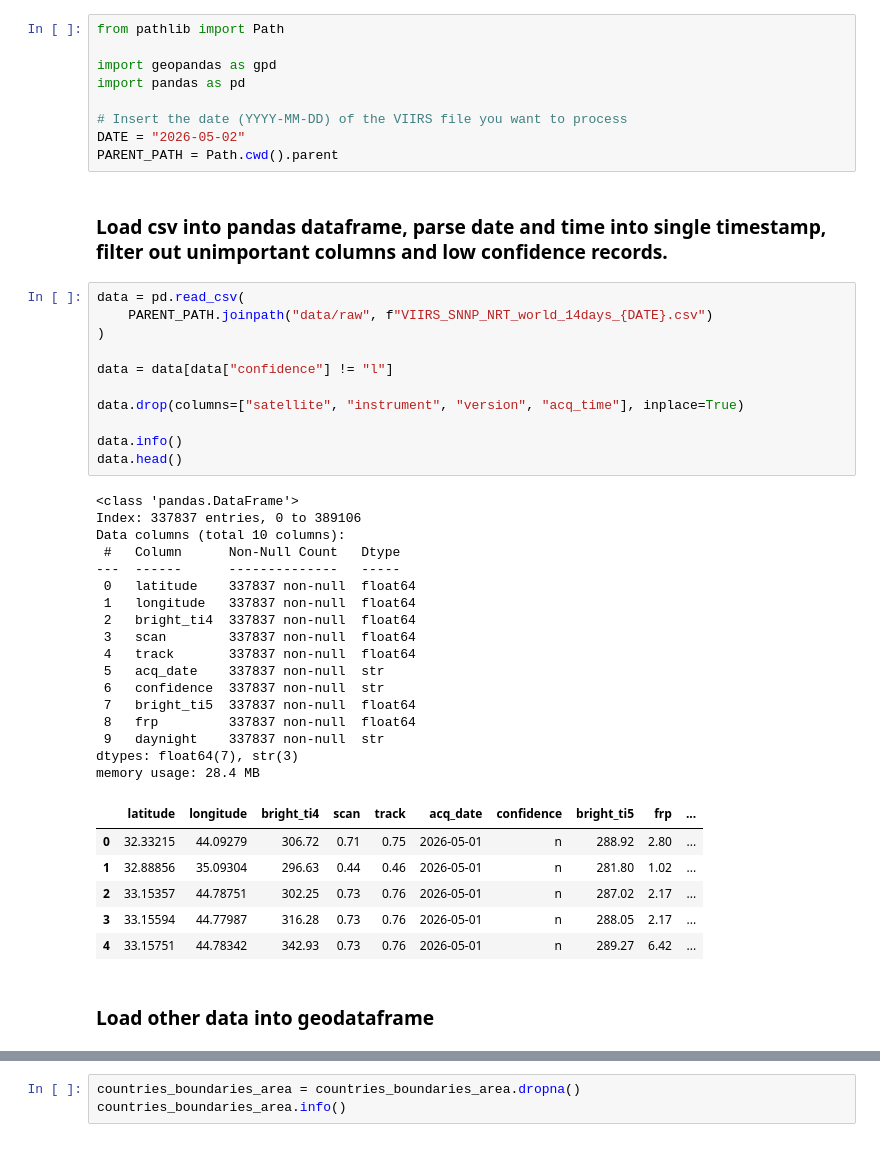
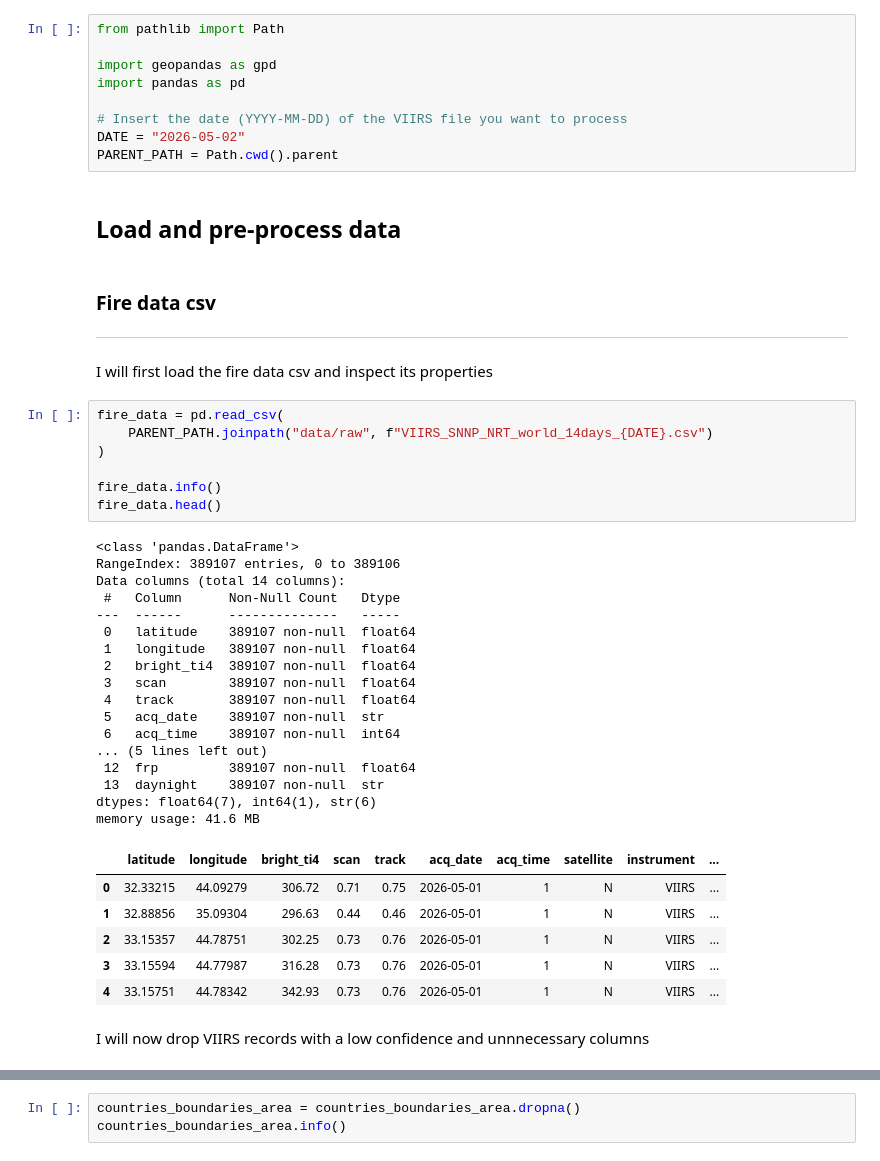
Before and after one commit to 5North/sds210-project, a Jupyter notebook: notebooks/data_processing.ipynb, the cells around one changed output, grey strips where cells are left out. Cells and saved outputs as stored; diff of their text form.

```diff
--- a/notebooks/data_processing.ipynb
+++ b/notebooks/data_processing.ipynb
@@ -7,42 +7,42 @@ import pandas as pd
 # Insert the date (YYYY-MM-DD) of the VIIRS file you want to process
 DATE = "2026-05-02"
 PARENT_PATH = Path.cwd().parent
+# %% [markdown]
+## Load and pre-process data
 # %% [markdown]
-### Load csv into pandas dataframe, parse date and time into single timestamp, filter out unimportant columns and low confidence records.
+### Fire data csv
+---
+I will first load the fire data csv and inspect its properties
-# %%
-data = pd.read_csv(
-    PARENT_PATH.joinpath("data/raw", f"VIIRS_SNNP_NRT_world_14days_{DATE}.csv")
-)
-
-data = data[data["confidence"] != "l"]
-
-data.drop(columns=["satellite", "instrument", "version", "acq_time"], inplace=True)
-
-data.info()
-data.head()
-# %% [output]
-<class 'pandas.DataFrame'>
-Index: 337837 entries, 0 to 389106
-Data columns (total 10 columns):
- #   Column      Non-Null Count   Dtype
----  ------      --------------   -----
- 0   latitude    337837 non-null  float64
- 1   longitude   337837 non-null  float64
- 2   bright_ti4  337837 non-null  float64
- 3   scan        337837 non-null  float64
- 4   track       337837 non-null  float64
- 5   acq_date    337837 non-null  str
- 6   confidence  337837 non-null  str
- 7   bright_ti5  337837 non-null  float64
- 8   frp         337837 non-null  float64
- 9   daynight    337837 non-null  str
-dtypes: float64(7), str(3)
-memory usage: 28.4 MB
-|  | latitude | longitude | bright_ti4 | scan | track | acq_date | confidence | bright_ti5 | frp | ... |
-| 0 | 32.33215 | 44.09279 | 306.72 | 0.71 | 0.75 | 2026-05-01 | n | 288.92 | 2.80 | ... |
-| 1 | 32.88856 | 35.09304 | 296.63 | 0.44 | 0.46 | 2026-05-01 | n | 281.80 | 1.02 | ... |
-| 2 | 33.15357 | 44.78751 | 302.25 | 0.73 | 0.76 | 2026-05-01 | n | 287.02 | 2.17 | ... |
-| 3 | 33.15594 | 44.77987 | 316.28 | 0.73 | 0.76 | 2026-05-01 | n | 288.05 | 2.17 | ... |
-| 4 | 33.15751 | 44.78342 | 342.93 | 0.73 | 0.76 | 2026-05-01 | n | 289.27 | 6.42 | ... |
-# %% [markdown]
-### Load other data into geodataframe
+# %%
+fire_data = pd.read_csv(
+    PARENT_PATH.joinpath("data/raw", f"VIIRS_SNNP_NRT_world_14days_{DATE}.csv")
+)
+
+fire_data.info()
+fire_data.head()
+# %% [output]
+<class 'pandas.DataFrame'>
+RangeIndex: 389107 entries, 0 to 389106
+Data columns (total 14 columns):
+ #   Column      Non-Null Count   Dtype
+---  ------      --------------   -----
+ 0   latitude    389107 non-null  float64
+ 1   longitude   389107 non-null  float64
+ 2   bright_ti4  389107 non-null  float64
+ 3   scan        389107 non-null  float64
+ 4   track       389107 non-null  float64
+ 5   acq_date    389107 non-null  str
+ 6   acq_time    389107 non-null  int64
+... (5 lines left out)
+ 12  frp         389107 non-null  float64
+ 13  daynight    389107 non-null  str
+dtypes: float64(7), int64(1), str(6)
+memory usage: 41.6 MB
+|  | latitude | longitude | bright_ti4 | scan | track | acq_date | acq_time | satellite | instrument | ... |
+| 0 | 32.33215 | 44.09279 | 306.72 | 0.71 | 0.75 | 2026-05-01 | 1 | N | VIIRS | ... |
+| 1 | 32.88856 | 35.09304 | 296.63 | 0.44 | 0.46 | 2026-05-01 | 1 | N | VIIRS | ... |
+| 2 | 33.15357 | 44.78751 | 302.25 | 0.73 | 0.76 | 2026-05-01 | 1 | N | VIIRS | ... |
+| 3 | 33.15594 | 44.77987 | 316.28 | 0.73 | 0.76 | 2026-05-01 | 1 | N | VIIRS | ... |
+| 4 | 33.15751 | 44.78342 | 342.93 | 0.73 | 0.76 | 2026-05-01 | 1 | N | VIIRS | ... |
+# %% [markdown]
+I will now drop VIIRS records with a low confidence and unnnecessary columns
```
Also changed, not shown: parts of 28 cells of this notebook.
